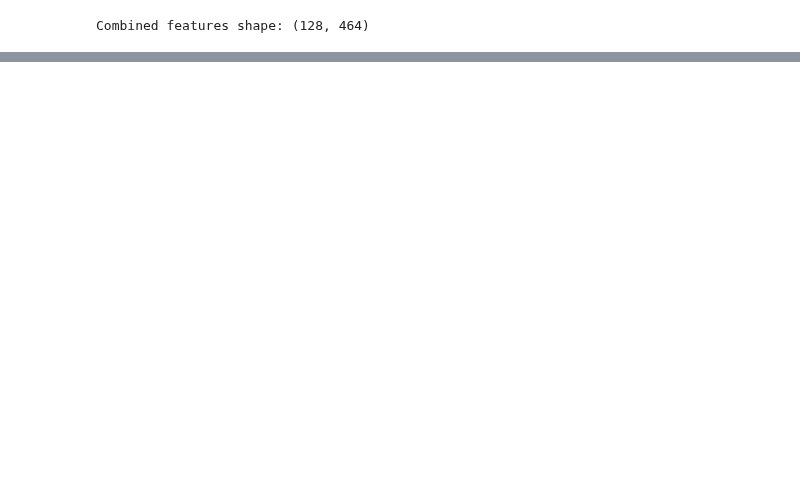
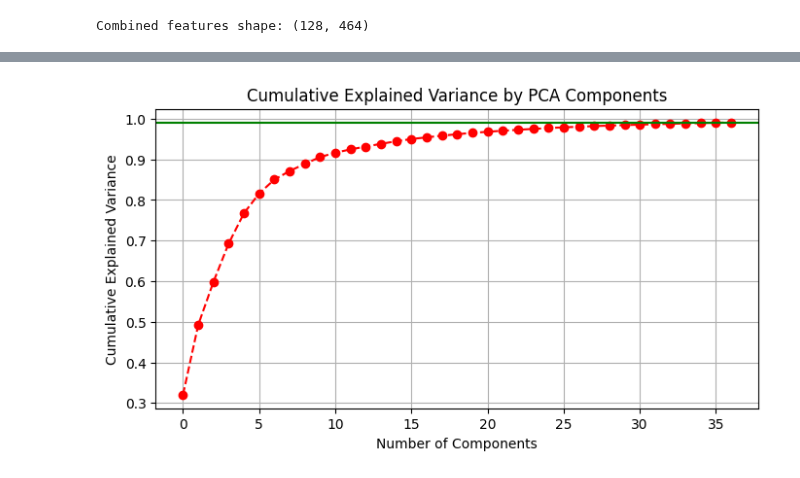
Before and after one commit to wesalmagdi/Ultrasound-Based-Classification-of-Uterine-Abnormalities, a Jupyter notebook: CNN+SVM.ipynb, the cells around one changed output, grey strips where cells are left out. Saved outputs shown, nothing was run; the diff lists cells and outputs as text; code cells hidden in the pictures; blank space fills up the shorter version.

```diff
--- a/CNN+SVM.ipynb
+++ b/CNN+SVM.ipynb
@@ -240 +268,12 @@ plt.legend(loc='lower right')
+# %%
+plt.figure(figsize=(8, 4))
+plt.plot(np.cumsum(pca_final.explained_variance_ratio_), marker='o', linestyle='--', color='red')
+plt.axhline(y=0.99, color='g', linestyle='-')
+plt.title('Cumulative Explained Variance by PCA Components')
+plt.xlabel('Number of Components')
+plt.ylabel('Cumulative Explained Variance')
+plt.grid()
+plt.show()
+# %% [output]
+[figure, added]
 # %%
```
Also changed, not shown: parts of 8 cells of this notebook.
